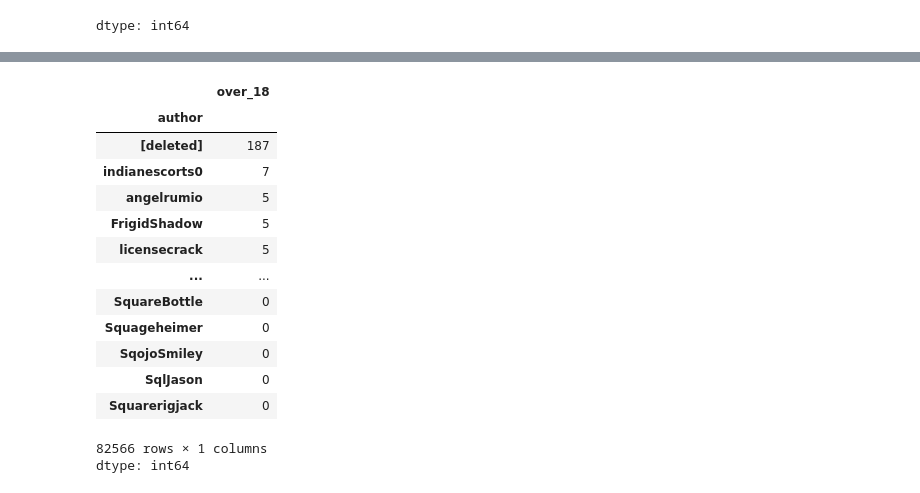
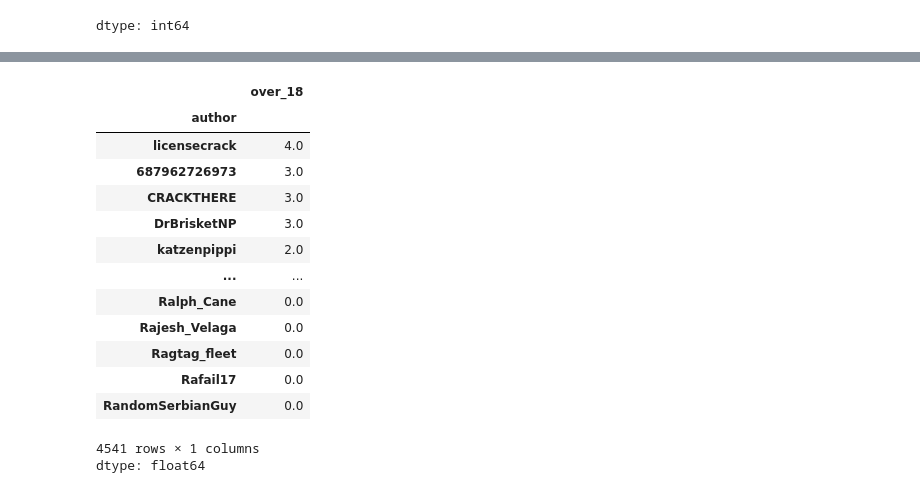
Before and after one commit to raina1234-a/Reddit-Post-Analysis-and-Moderation-Classifier, a Jupyter notebook: reddit_postClassification.ipynb, the cells around one changed output, grey strips where cells are left out. Drawn from its saved outputs; the diff is of its cells as text; code cells hidden in the pictures.

```diff
--- a/reddit_postClassification.ipynb
+++ b/reddit_postClassification.ipynb
@@ -163,6 +162,7 @@ df.groupby("author").sum()["total_awards_received"].sort_values(ascending=False)
 dtype: float64
 # %%
-df.groupby("author").sum()["num_comments"].sort_values(ascending=False)
+df["num_comments"] = pd.to_numeric(df["num_comments"], errors="coerce")
+df.groupby("author")["num_comments"].sum().sort_values(ascending=False)
 # %% [output]
 |  | num_comments |
 | author |  |
@@ -182,4 +182,5 @@ dtype: int64
 # %%
+df["score"] = pd.to_numeric(df["score"], errors="coerce")
 df.groupby("author").sum()["score"].sort_values(ascending=False)
 # %% [output]
 |  | score |
@@ -200,21 +201,22 @@ dtype: int64
 # %%
+df["over_18"] = pd.to_numeric(df["over_18"], errors="coerce")
 df.groupby("author").sum()["over_18"].sort_values(ascending=False)
 # %% [output]
 |  | over_18 |
 | author |  |
-| [deleted] | 187 |
-| indianescorts0 | 7 |
-| angelrumio | 5 |
-| FrigidShadow | 5 |
-| licensecrack | 5 |
+| licensecrack | 4.0 |
+| 687962726973 | 3.0 |
+| CRACKTHERE | 3.0 |
+| DrBrisketNP | 3.0 |
+| katzenpippi | 2.0 |
 | ... | ... |
-| SquareBottle | 0 |
-| Squageheimer | 0 |
-| SqojoSmiley | 0 |
-| SqlJason | 0 |
-| Squarerigjack | 0 |
+| Ralph_Cane | 0.0 |
+| Rajesh_Velaga | 0.0 |
+| Ragtag_fleet | 0.0 |
+| Rafail17 | 0.0 |
+| RandomSerbianGuy | 0.0 |
-82566 rows × 1 columns
-dtype: int64
+4541 rows × 1 columns
+dtype: float64
 # %%
 df.groupby(["over_18","removed_by"]).count()
 # %% [output]
```
Also changed, not shown: parts of 19 cells of this notebook.
